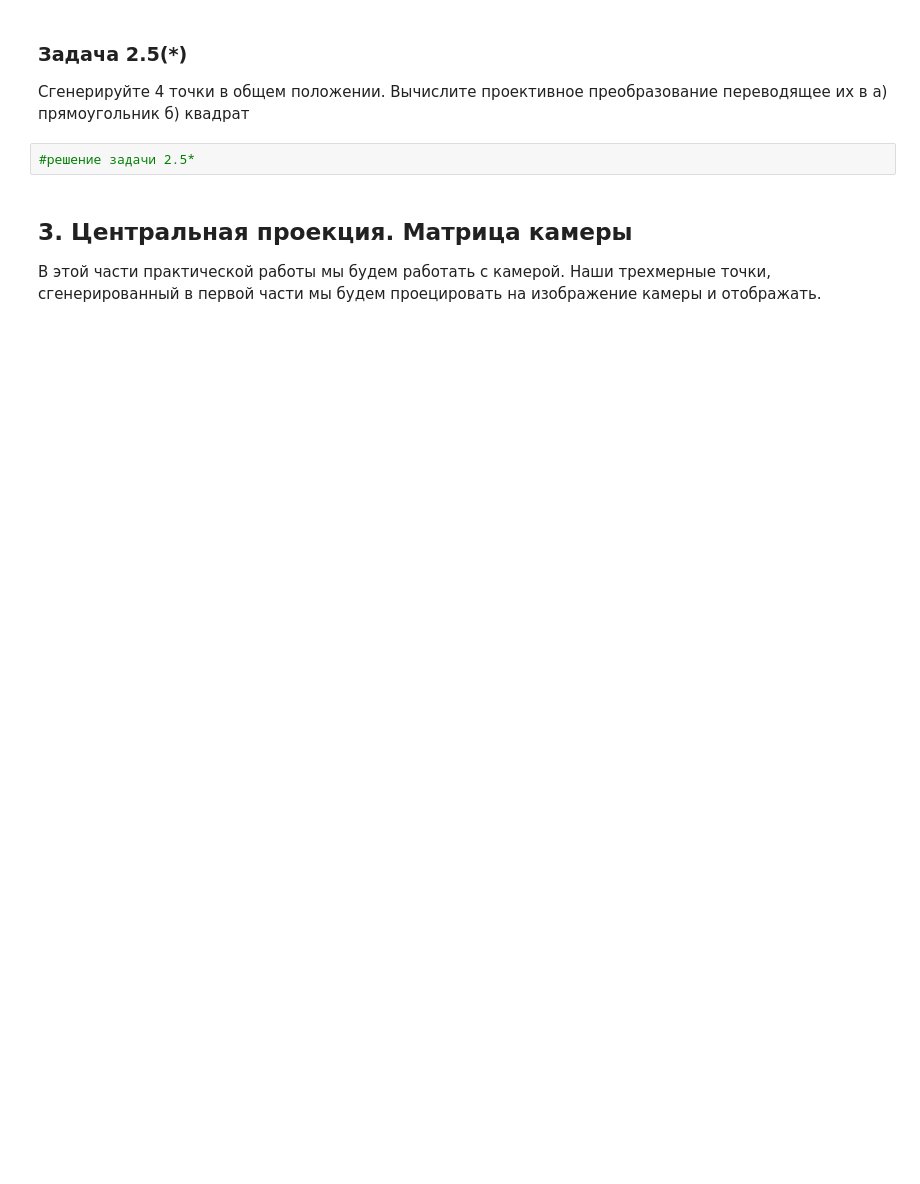
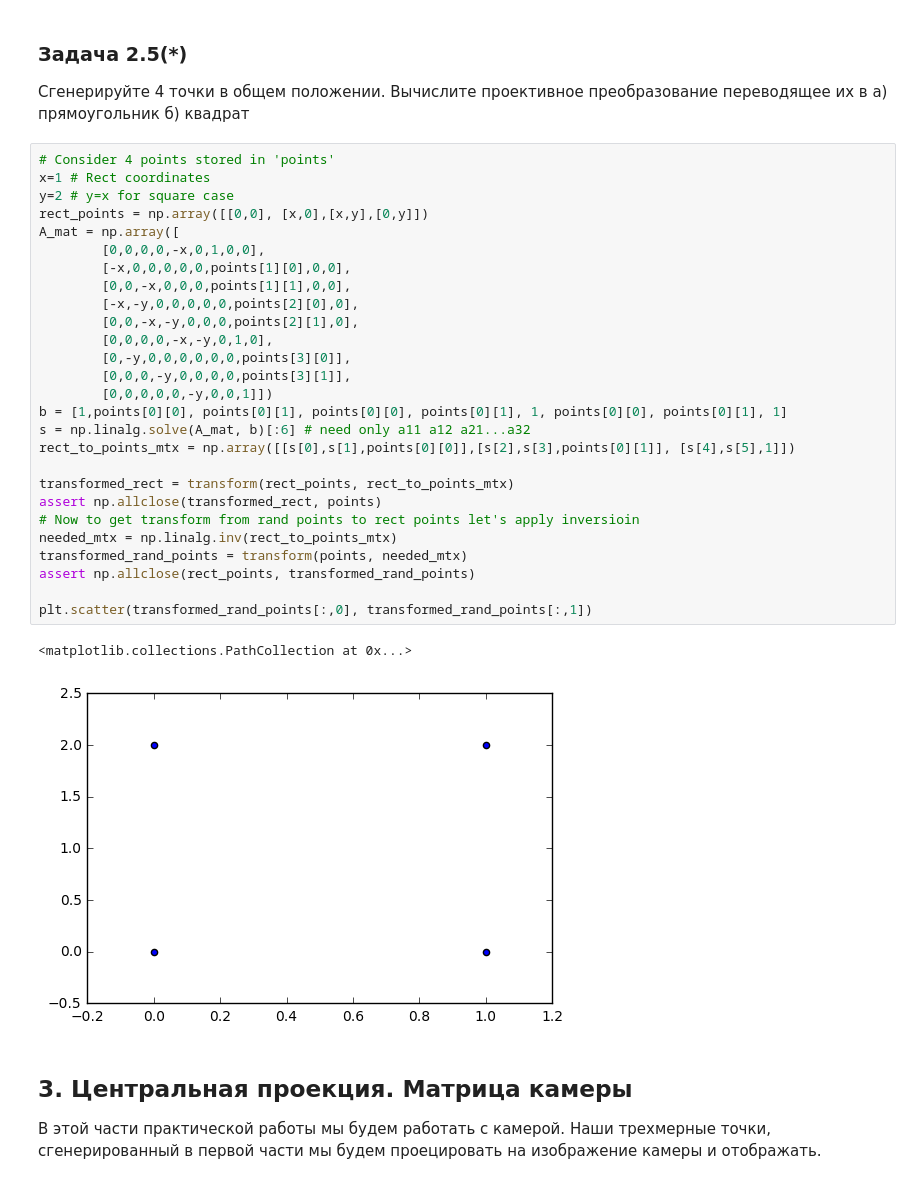
Before and after one commit to vicproon/camgeom, a Jupyter notebook: notebooks/geometry_and_monocular.ipynb, the cells around one changed output. Cells and saved outputs as stored; diff of their text form; blank space fills up the shorter version.

```diff
--- a/notebooks/geometry_and_monocular.ipynb
+++ b/notebooks/geometry_and_monocular.ipynb
@@ -169,8 +163,36 @@ def move(points, rot_mat, t):
 Сгенерируйте 4 точки в общем положении. Вычислите проективное преобразование переводящее их в
 а) прямоугольник
 б) квадрат
-# %%
-#решение задачи 2.5*
+# %%
+# Consider 4 points stored in 'points'
+x=1 # Rect coordinates
+y=2 # y=x for square case
+rect_points = np.array([[0,0], [x,0],[x,y],[0,y]])
+A_mat = np.array([
+        [0,0,0,0,-x,0,1,0,0],
+        [-x,0,0,0,0,0,points[1][0],0,0],
+        [0,0,-x,0,0,0,points[1][1],0,0],
+        [-x,-y,0,0,0,0,0,points[2][0],0],
+        [0,0,-x,-y,0,0,0,points[2][1],0],
+        [0,0,0,0,-x,-y,0,1,0],
+        [0,-y,0,0,0,0,0,0,points[3][0]],
+        [0,0,0,-y,0,0,0,0,points[3][1]],
+        [0,0,0,0,0,-y,0,0,1]])
+b = [1,points[0][0], points[0][1], points[0][0], points[0][1], 1, points[0][0], points[0][1], 1]
+s = np.linalg.solve(A_mat, b)[:6] # need only a11 a12 a21...a32
+rect_to_points_mtx = np.array([[s[0],s[1],points[0][0]],[s[2],s[3],points[0][1]], [s[4],s[5],1]])
+
+transformed_rect = transform(rect_points, rect_to_points_mtx)
+assert np.allclose(transformed_rect, points)
+# Now to get transform from rand points to rect points let's apply inversioin
+needed_mtx = np.linalg.inv(rect_to_points_mtx)
+transformed_rand_points = transform(points, needed_mtx)
+assert np.allclose(rect_points, transformed_rand_points)
+
+plt.scatter(transformed_rand_points[:,0], transformed_rand_points[:,1])
+# %% [output]
+<matplotlib.collections.PathCollection at 0x...>
+[figure, added]
 # %% [markdown]
 ## 3. Центральная проекция. Матрица камеры
 В этой части практической работы мы будем работать с камерой.
```
Also changed, not shown: parts of 33 cells of this notebook.
